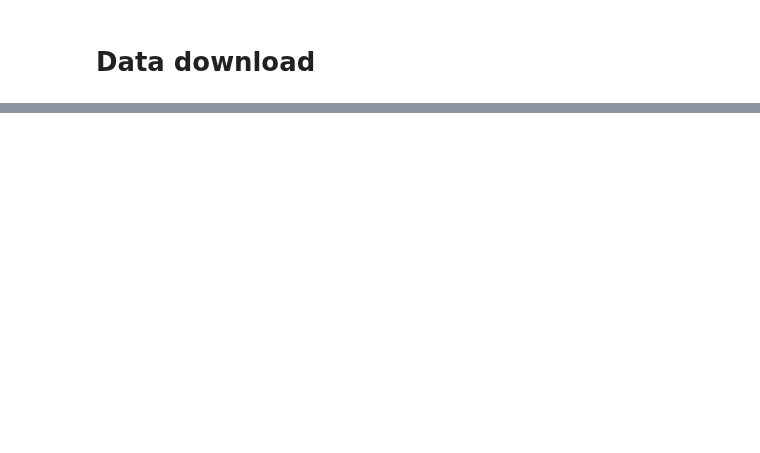
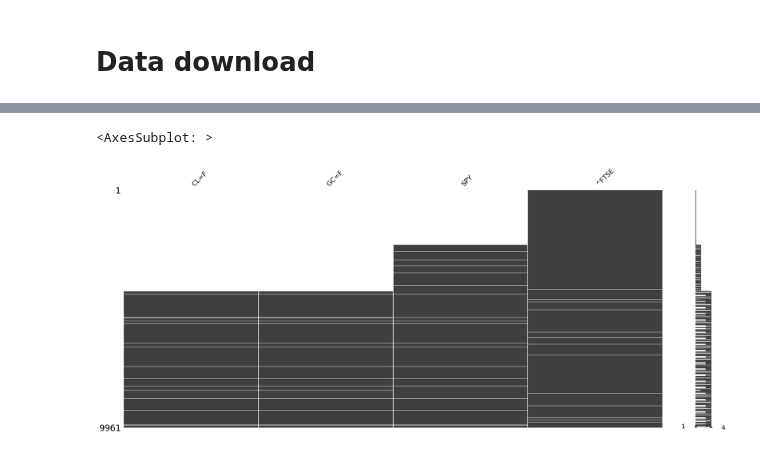
Before and after one commit to maxbranting/gold-forecast, a Jupyter notebook: data.ipynb, the cells around one changed output, grey strips where cells are left out. Cells and saved outputs as stored; diff of their text form; code cells hidden in the pictures; blank space fills up the shorter version.

Commit message:
plots of price

```diff
--- a/data.ipynb
+++ b/data.ipynb
@@ -47,9 +10,8 @@ def save_to_desktop(dataframe:pd.DataFrame, file_name:str):
 # %%
 tick = "GC=F CL=F SPY ^FTSE"
-st = '2000-12-01'
-en = '2020-12-31'
 intv = '1d'
 strpdt = 'd'
 col = 'Close'
 
-df = yf.download(tickers = tickers, start = start, end = end, interval = interval, groupby = 'ticker')
+dfd = yf.download(tickers = tick, period='max', interval = intv, groupby = 'ticker')
+df = dfd['Close']
@@ -55,0 +35,6 @@ df = yf.download(tickers = tickers, start = start, end = end, interval = interva
+# %%
+import missingno as msno
+msno.matrix(df)
+# %% [output]
+<AxesSubplot: >
+[figure, added]
```
Also changed, not shown: parts of 25 cells of this notebook, 1 other file.
